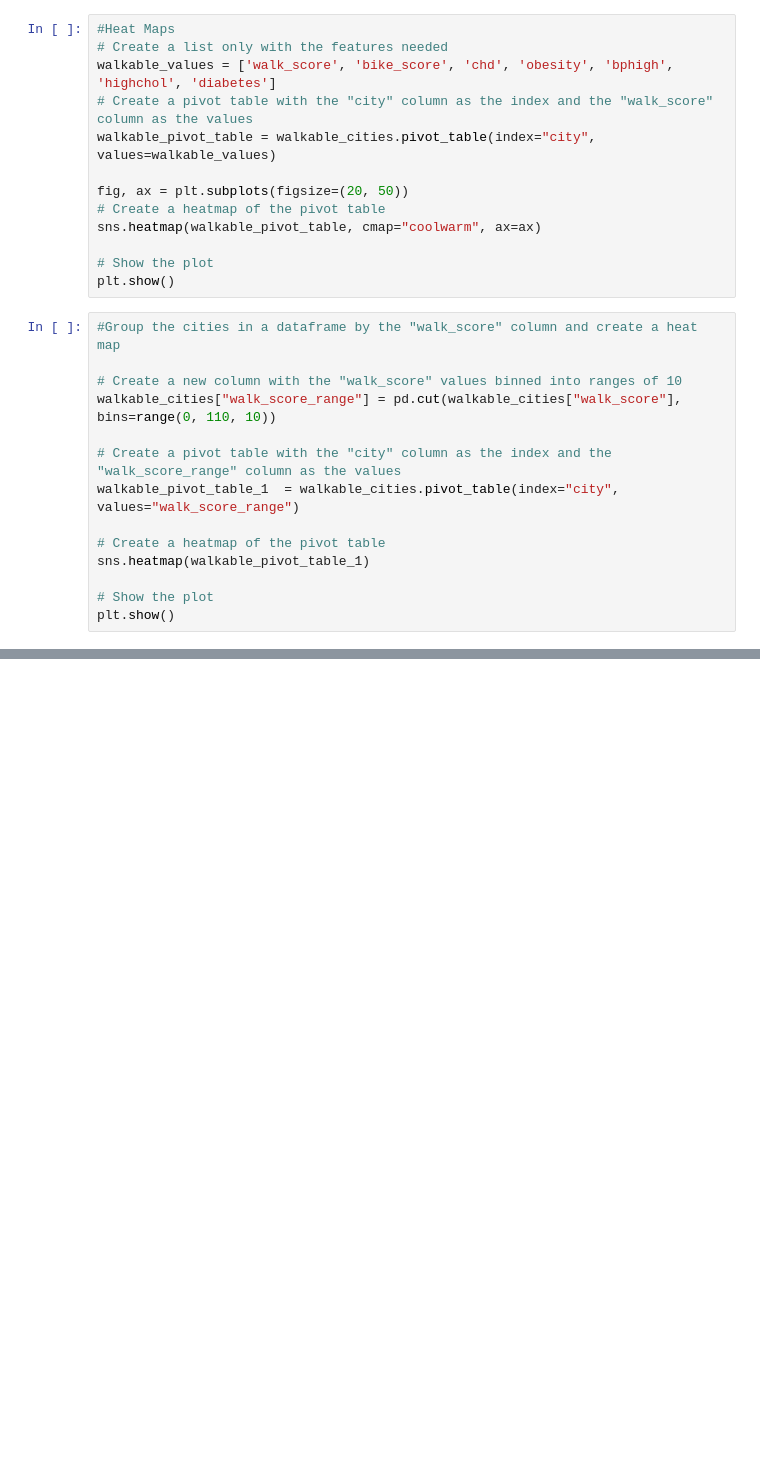
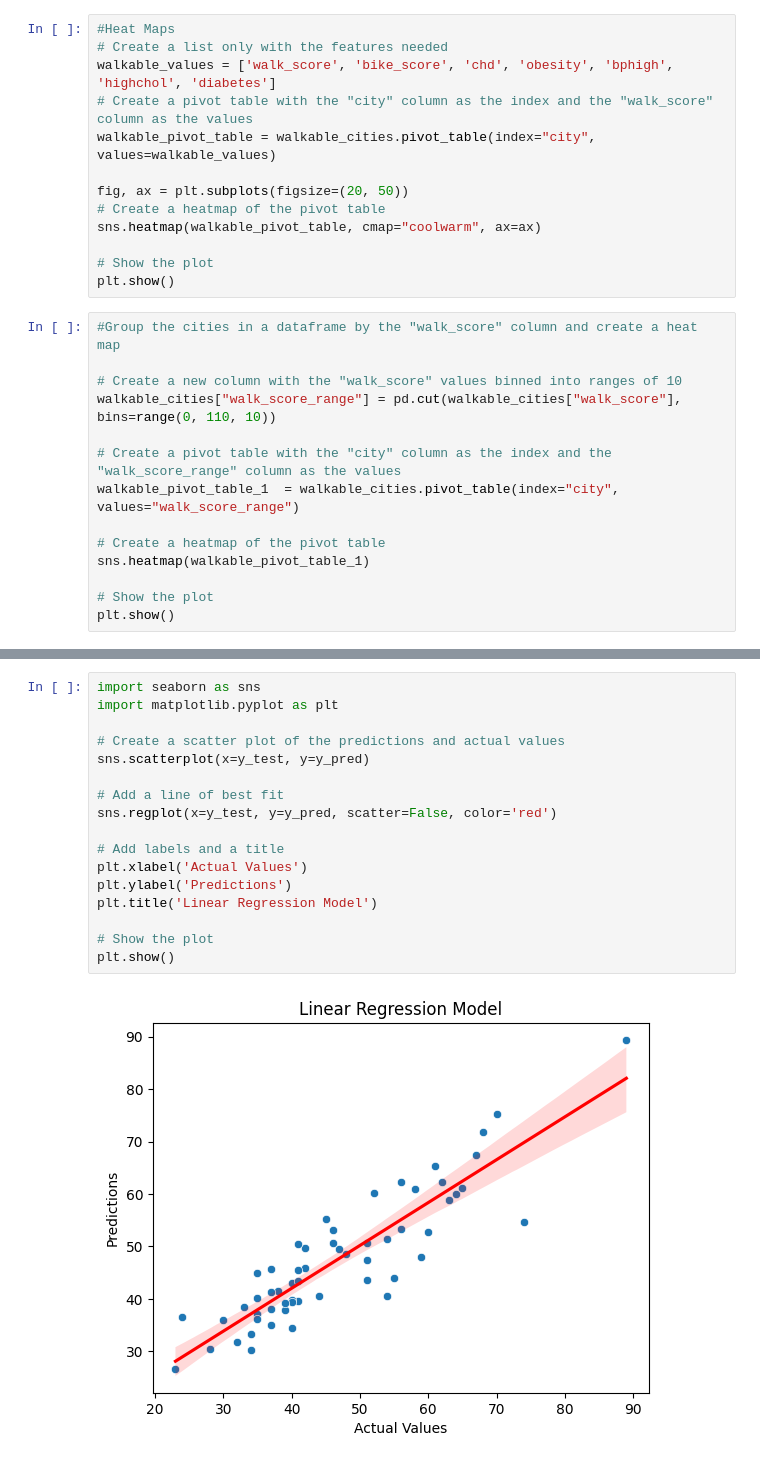
Before and after one commit to chanellee/Walkable-Cities, a Jupyter notebook: Team 27 Report Draft.ipynb, the cells around one changed output, grey strips where cells are left out. Cells and saved outputs as stored; diff of their text form; blank space fills up the shorter version.

```diff
--- a/Team 27 Report Draft.ipynb
+++ b/Team 27 Report Draft.ipynb
@@ -400,3 +649,22 @@ print(X_train.dtypes)
+# %%
+import seaborn as sns
+import matplotlib.pyplot as plt
+
+# Create a scatter plot of the predictions and actual values
+sns.scatterplot(x=y_test, y=y_pred)
+
+# Add a line of best fit
+sns.regplot(x=y_test, y=y_pred, scatter=False, color='red')
+
+# Add labels and a title
+plt.xlabel('Actual Values')
+plt.ylabel('Predictions')
+plt.title('Linear Regression Model')
+
+# Show the plot
+plt.show()
+# %% [output]
+[figure, added]
 # %%
 from sklearn.impute import SimpleImputer
 
```
Also changed, not shown: parts of 48 cells of this notebook.
